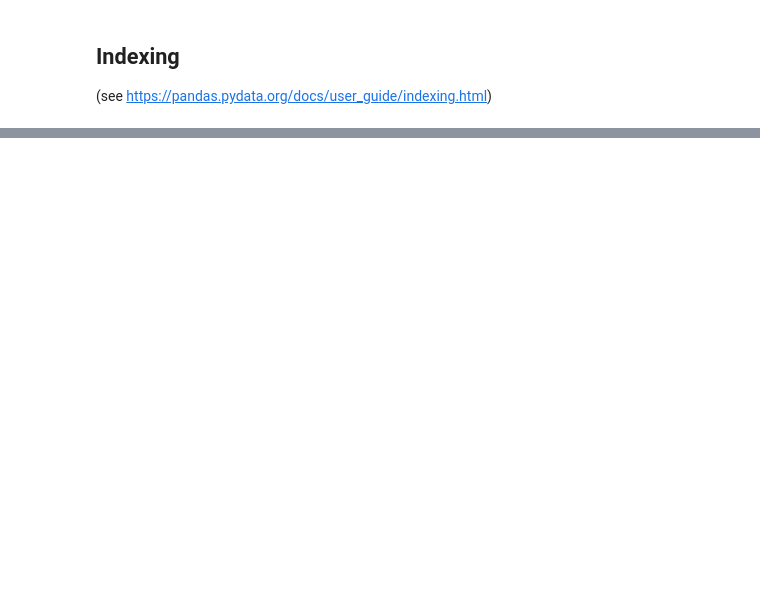
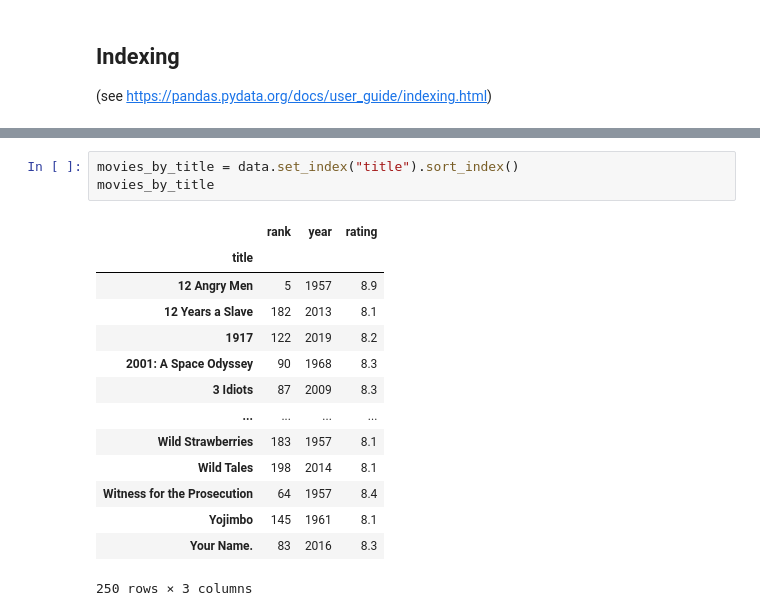
Before and after one commit to janpipek/pandas-watching-movies, a Jupyter notebook: notebooks/pandas-basics.ipynb, the cells around one changed output, grey strips where cells are left out. Saved outputs shown, nothing was run; the diff lists cells and outputs as text; blank space fills up the shorter version.

```diff
--- a/notebooks/pandas-basics.ipynb
+++ b/notebooks/pandas-basics.ipynb
@@ -457,0 +484,18 @@ Created in <span style='font-weight:600;margin-left:4px;'>Deepnote</span></a>
+# %%
+movies_by_title = data.set_index("title").sort_index()
+movies_by_title
+# %% [output]
+|  | rank | year | rating |
+| title |  |  |  |
+| 12 Angry Men | 5 | 1957 | 8.9 |
+| 12 Years a Slave | 182 | 2013 | 8.1 |
+| 1917 | 122 | 2019 | 8.2 |
+| 2001: A Space Odyssey | 90 | 1968 | 8.3 |
+| 3 Idiots | 87 | 2009 | 8.3 |
+| ... | ... | ... | ... |
+| Wild Strawberries | 183 | 1957 | 8.1 |
+| Wild Tales | 198 | 2014 | 8.1 |
+| Witness for the Prosecution | 64 | 1957 | 8.4 |
+| Yojimbo | 145 | 1961 | 8.1 |
+| Your Name. | 83 | 2016 | 8.3 |
+250 rows × 3 columns
```
Also changed, not shown: parts of 25 cells of this notebook, 1 other file.
